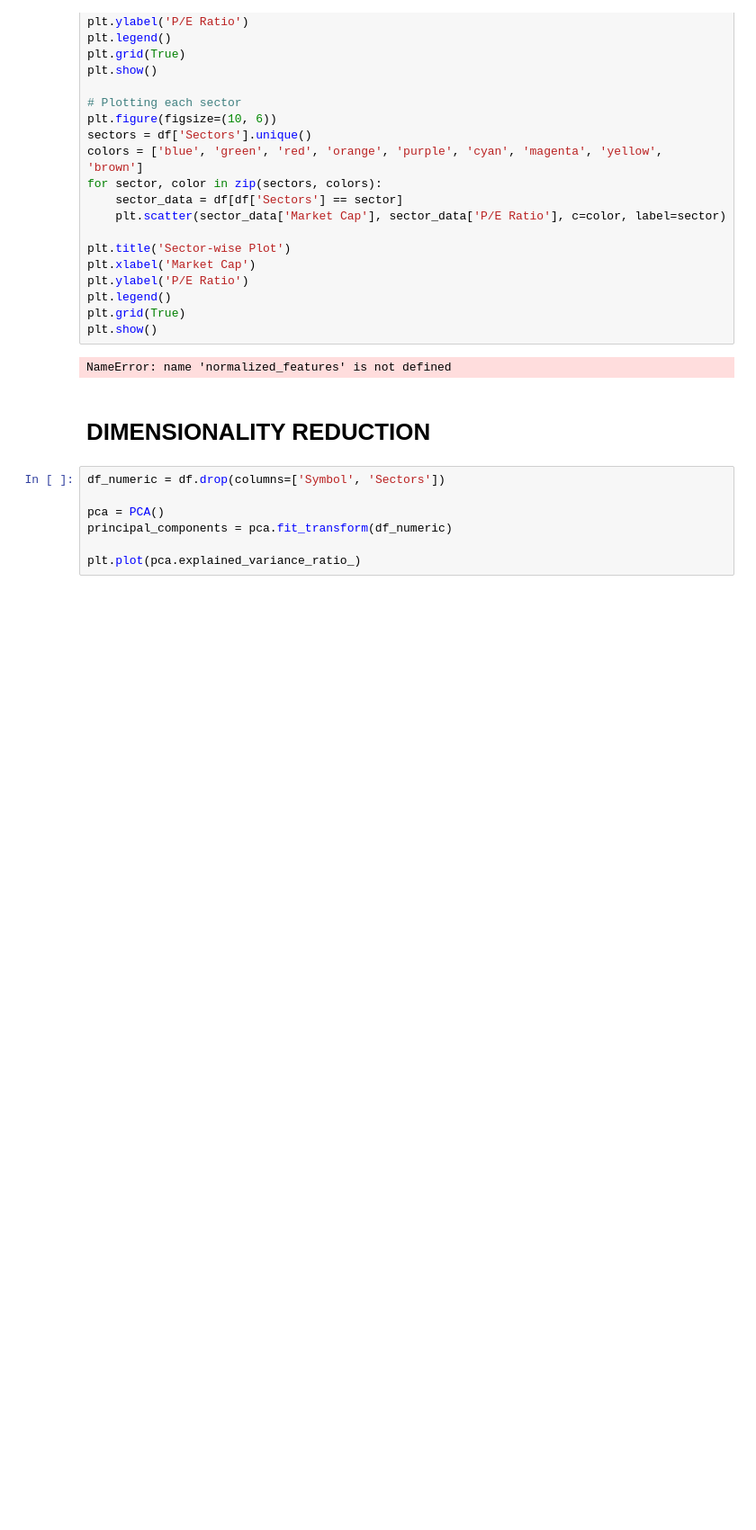
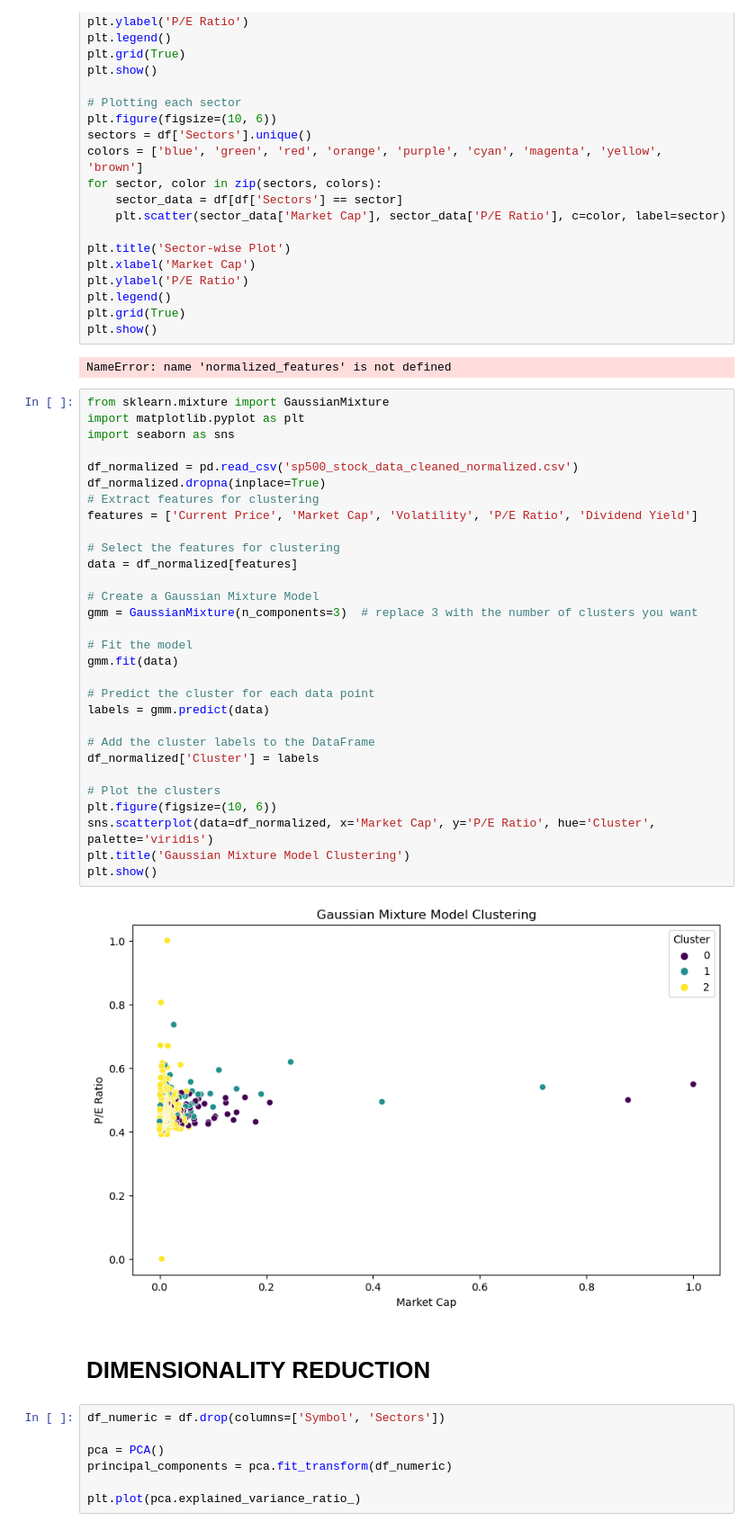
Before and after one commit to Purpup/COGS118B-Project, a Jupyter notebook: FinalProject.ipynb, the cells around one changed output. Shown at 90% size. Drawn from its saved outputs; the diff is of its cells as text; blank space fills up the shorter version.

```diff
--- a/FinalProject.ipynb
+++ b/FinalProject.ipynb
@@ -346,6 +334,38 @@ plt.grid(True)
 plt.show()
 # %% [output]
 NameError: name 'normalized_features' is not defined
+# %%
+from sklearn.mixture import GaussianMixture
+import matplotlib.pyplot as plt
+import seaborn as sns
+
+df_normalized = pd.read_csv('sp500_stock_data_cleaned_normalized.csv')
+df_normalized.dropna(inplace=True)
+# Extract features for clustering
+features = ['Current Price', 'Market Cap', 'Volatility', 'P/E Ratio', 'Dividend Yield']
+
+# Select the features for clustering
+data = df_normalized[features]
+
+# Create a Gaussian Mixture Model
+gmm = GaussianMixture(n_components=3)  # replace 3 with the number of clusters you want
+
+# Fit the model
+gmm.fit(data)
+
+# Predict the cluster for each data point
+labels = gmm.predict(data)
+
+# Add the cluster labels to the DataFrame
+df_normalized['Cluster'] = labels
+
+# Plot the clusters
+plt.figure(figsize=(10, 6))
+sns.scatterplot(data=df_normalized, x='Market Cap', y='P/E Ratio', hue='Cluster', palette='viridis')
+plt.title('Gaussian Mixture Model Clustering')
+plt.show()
+# %% [output]
+[figure, added]
 # %% [markdown]
 # DIMENSIONALITY REDUCTION
 # %%
```
Also changed, not shown: parts of 9 cells of this notebook.
